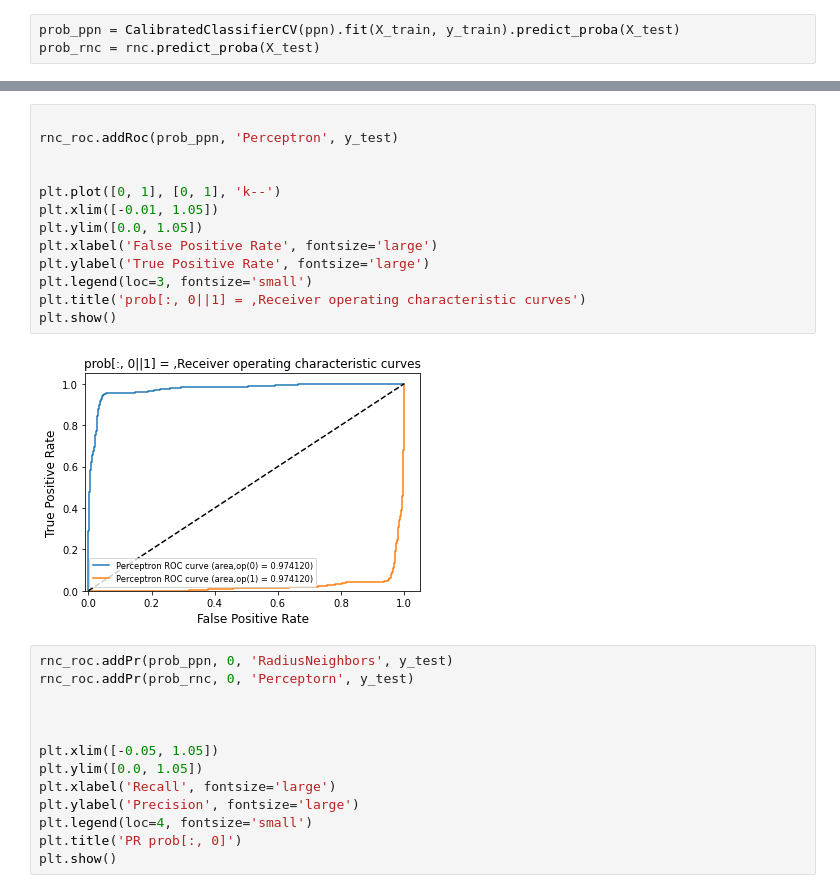
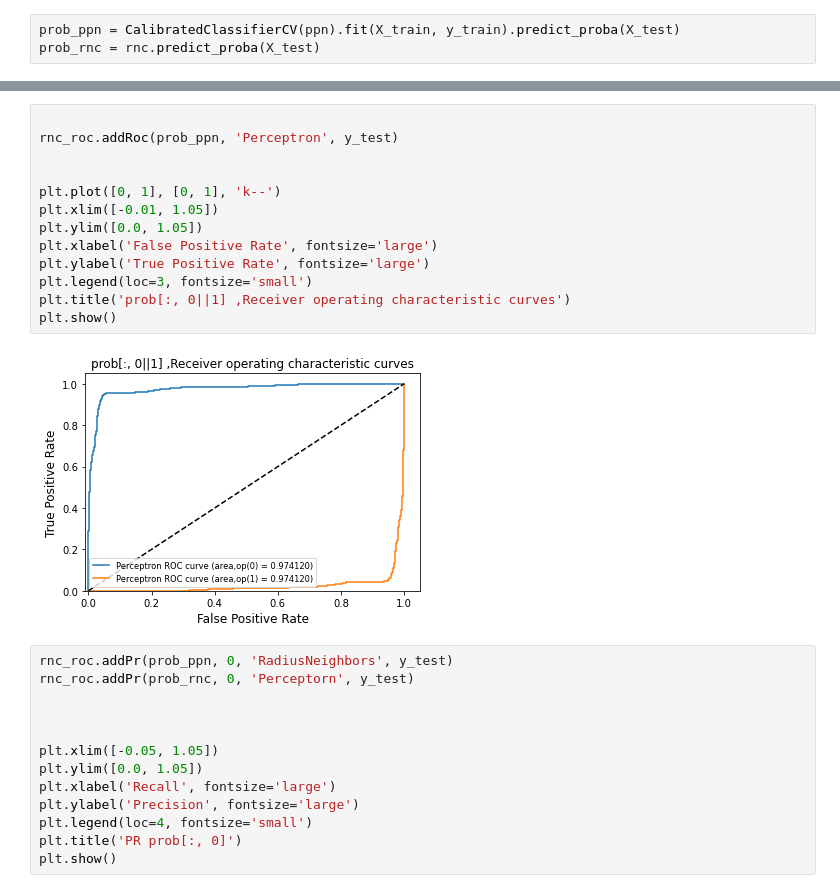
Before and after one commit to iagsav/ml_rob_nets_2020, a Jupyter notebook: ml/lab2/Kremlev/Kremlev.ipynb, the cells around one changed output, grey strips where cells are left out. Drawn from its saved outputs; the diff is of its cells as text.

```diff
--- a/ml/lab2/Kremlev/Kremlev.ipynb
+++ b/ml/lab2/Kremlev/Kremlev.ipynb
@@ -323,18 +325,18 @@ plt.show()
 # %%
 
 rnc_roc.addRoc(prob_ppn, 'Perceptron', y_test)
 
 
 plt.plot([0, 1], [0, 1], 'k--')
 plt.xlim([-0.01, 1.05])
 plt.ylim([0.0, 1.05])
 plt.xlabel('False Positive Rate', fontsize='large')
 plt.ylabel('True Positive Rate', fontsize='large')
 plt.legend(loc=3, fontsize='small')
-plt.title('prob[:, 0||1] = ,Receiver operating characteristic curves')
+plt.title('prob[:, 0||1] ,Receiver operating characteristic curves')
 plt.show()
 # %% [output]
-[figure, old version]
+[figure, new version]
 # %%
 rnc_roc.addPr(prob_ppn, 0, 'RadiusNeighbors', y_test)
 rnc_roc.addPr(prob_rnc, 0, 'Perceptorn', y_test)
```
Also changed, not shown: parts of 3 cells of this notebook.
